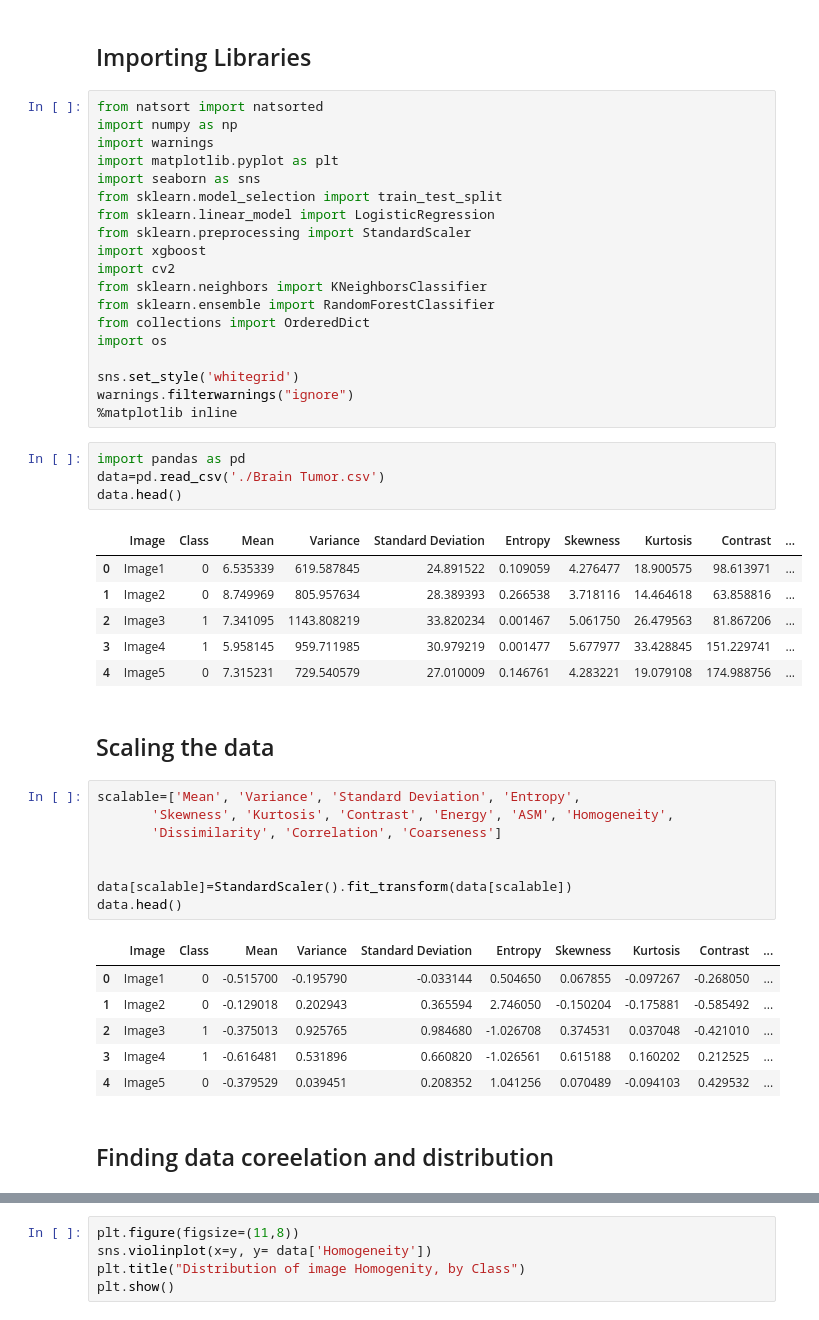
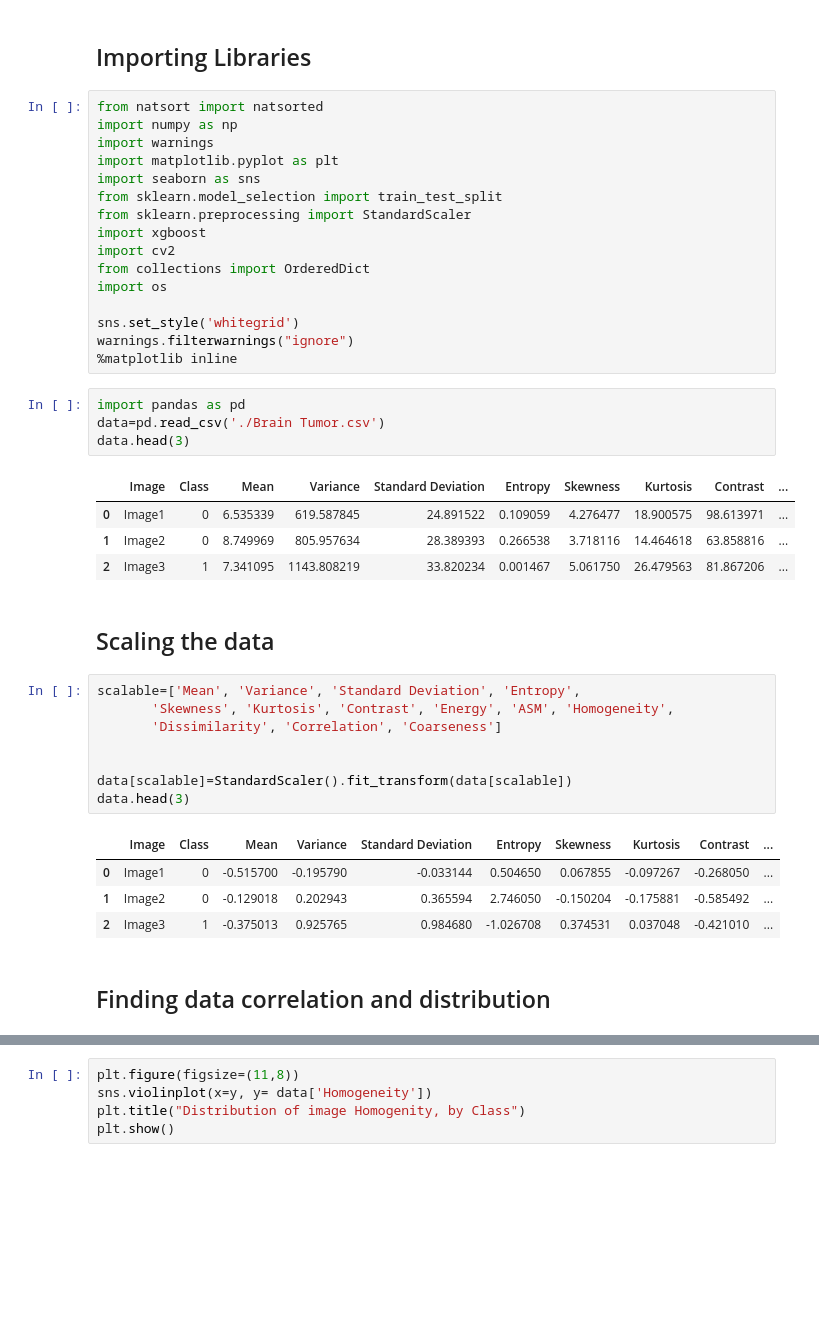
Before and after one commit to Ayush0607-create/Brain-Tumor-Detection, a Jupyter notebook: Notebook.ipynb, the cells around one changed output, grey strips where cells are left out. Drawn from its saved outputs; the diff is of its cells as text; blank space fills up the shorter version.

```diff
--- a/Notebook.ipynb
+++ b/Notebook.ipynb
@@ -13,12 +13,9 @@ import warnings
 import matplotlib.pyplot as plt
 import seaborn as sns
 from sklearn.model_selection import train_test_split
-from sklearn.linear_model import LogisticRegression
 from sklearn.preprocessing import StandardScaler
 import xgboost
 import cv2
-from sklearn.neighbors import KNeighborsClassifier
-from sklearn.ensemble import RandomForestClassifier
 from collections import OrderedDict
 import os
 
@@ -28,14 +25,12 @@ warnings.filterwarnings("ignore")
 # %%
 import pandas as pd
 data=pd.read_csv('./Brain Tumor.csv')
-data.head()
+data.head(3)
 # %% [output]
 |  | Image | Class | Mean | Variance | Standard Deviation | Entropy | Skewness | Kurtosis | Contrast | ... |
 | 0 | Image1 | 0 | 6.535339 | 619.587845 | 24.891522 | 0.109059 | 4.276477 | 18.900575 | 98.613971 | ... |
 | 1 | Image2 | 0 | 8.749969 | 805.957634 | 28.389393 | 0.266538 | 3.718116 | 14.464618 | 63.858816 | ... |
 | 2 | Image3 | 1 | 7.341095 | 1143.808219 | 33.820234 | 0.001467 | 5.061750 | 26.479563 | 81.867206 | ... |
-| 3 | Image4 | 1 | 5.958145 | 959.711985 | 30.979219 | 0.001477 | 5.677977 | 33.428845 | 151.229741 | ... |
-| 4 | Image5 | 0 | 7.315231 | 729.540579 | 27.010009 | 0.146761 | 4.283221 | 19.079108 | 174.988756 | ... |
 # %% [markdown]
 ## Scaling the data
 # %%
@@ -45,15 +40,13 @@ scalable=['Mean', 'Variance', 'Standard Deviation', 'Entropy',
 
 
 data[scalable]=StandardScaler().fit_transform(data[scalable])
-data.head()
+data.head(3)
 # %% [output]
 |  | Image | Class | Mean | Variance | Standard Deviation | Entropy | Skewness | Kurtosis | Contrast | ... |
 | 0 | Image1 | 0 | -0.515700 | -0.195790 | -0.033144 | 0.504650 | 0.067855 | -0.097267 | -0.268050 | ... |
 | 1 | Image2 | 0 | -0.129018 | 0.202943 | 0.365594 | 2.746050 | -0.150204 | -0.175881 | -0.585492 | ... |
 | 2 | Image3 | 1 | -0.375013 | 0.925765 | 0.984680 | -1.026708 | 0.374531 | 0.037048 | -0.421010 | ... |
-| 3 | Image4 | 1 | -0.616481 | 0.531896 | 0.660820 | -1.026561 | 0.615188 | 0.160202 | 0.212525 | ... |
-| 4 | Image5 | 0 | -0.379529 | 0.039451 | 0.208352 | 1.041256 | 0.070489 | -0.094103 | 0.429532 | ... |
 # %% [markdown]
-## Finding data coreelation and distribution
+## Finding data correlation and distribution
 # %%
 X = data.drop(['Image','Class'],axis=1,inplace=False)
```
Also changed, not shown: parts of 7 cells of this notebook.
